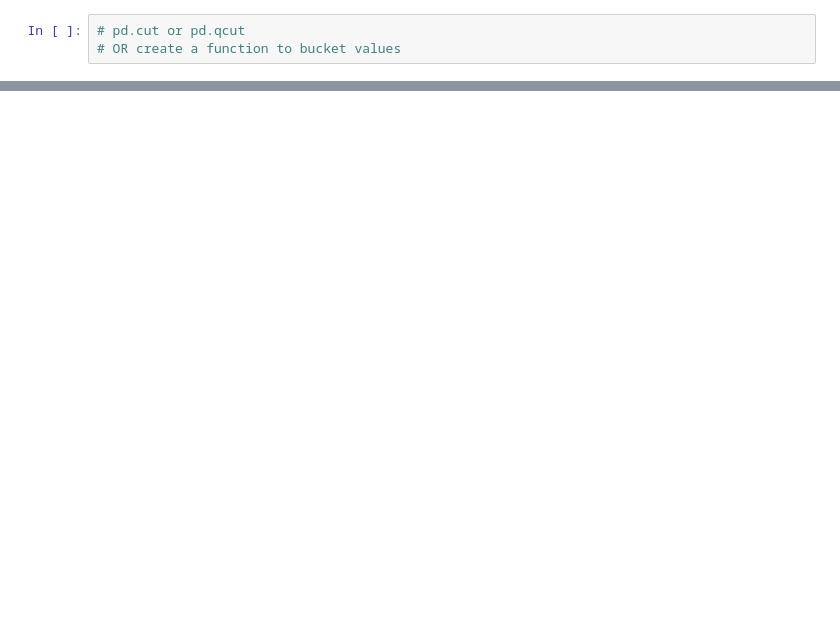
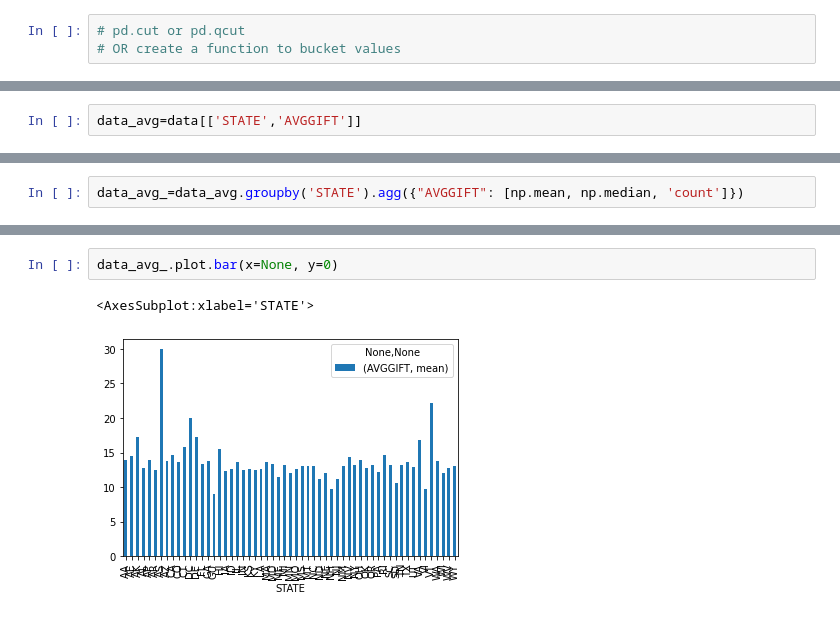
Before and after one commit to cathvos/IronCath, a Jupyter notebook: IH week 4/EDA lesson.ipynb, the cells around one changed output, grey strips where cells are left out. Cells and saved outputs as stored; diff of their text form; blank space fills up the shorter version.

```diff
--- a/IH week 4/EDA lesson.ipynb
+++ b/IH week 4/EDA lesson.ipynb
@@ -219,0 +325,2 @@ OR FILTER BY A FIXED LIMIT
+# %%
+data_avg=data[['STATE','AVGGIFT']]
@@ -219,0 +343,2 @@ OR FILTER BY A FIXED LIMIT
+# %%
+data_avg_=data_avg.groupby('STATE').agg({"AVGGIFT": [np.mean, np.median, 'count']})
@@ -219,0 +367,5 @@ OR FILTER BY A FIXED LIMIT
+# %%
+data_avg_.plot.bar(x=None, y=0)
+# %% [output]
+<AxesSubplot:xlabel='STATE'>
+[figure, added]
```
Also changed, not shown: parts of 27 cells of this notebook, 20 other files.
